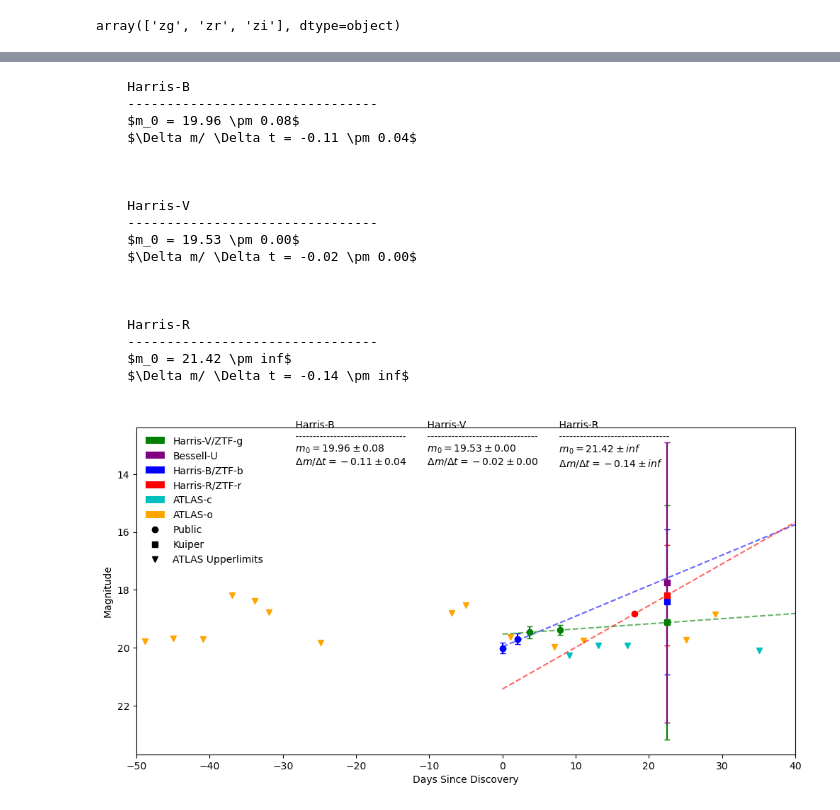
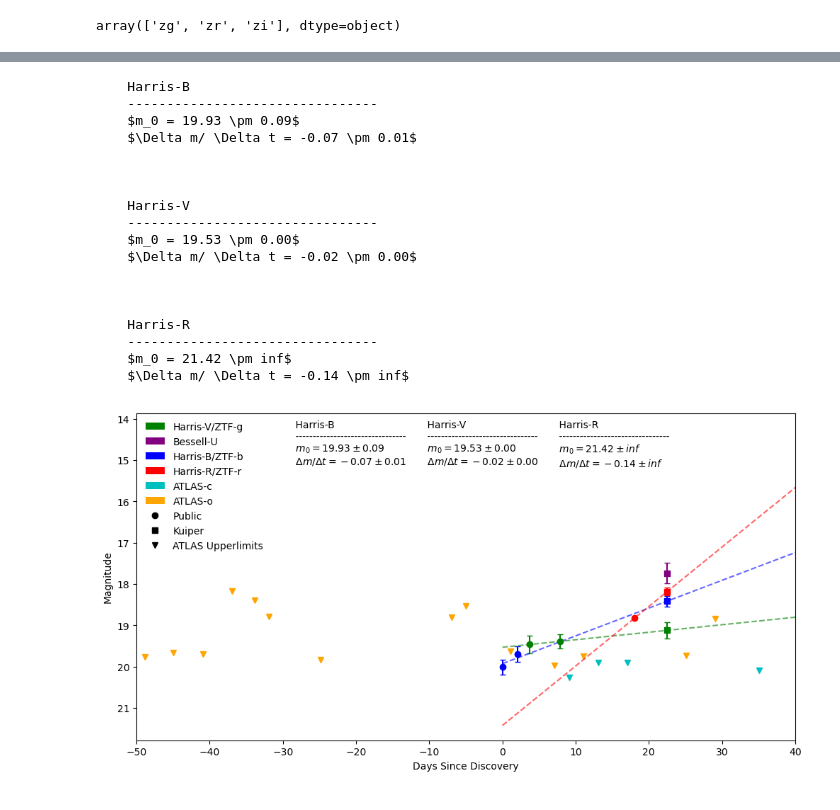
Before and after one commit to noahfranz13/SO-Classes, a Jupyter notebook: ASTR518/project/analysis/analysis.ipynb, the cells around one changed output, grey strips where cells are left out. Saved outputs shown, nothing was run; the diff lists cells and outputs as text; code cells hidden in the pictures.

```diff
--- a/ASTR518/project/analysis/analysis.ipynb
+++ b/ASTR518/project/analysis/analysis.ipynb
@@ -251,7 +251,7 @@ ax.legend(
 def linear_model(days, mag, mag0):
     return mag0 + days*mag
 
-x0, y0 = -30, 11.75
+x0, y0 = -30, 13.75
 for _, row in data.iterrows():
     mags = [row.mag] + list(public_phot[public_phot.color == color_map[row.FILTER]].mag)
     mags_err = [row.mag_err] + list(public_phot[public_phot.color == color_map[row.FILTER]].mag_err)
@@ -272,33 +272,33 @@ for _, row in data.iterrows():
     $\Delta m/ \Delta t = {popt[0]:.2f} \pm {perr[0]:.2f}$
     """
     print(res_txt)
     print()
 
     ax.text(x0, y0, res_txt, verticalalignment="top", horizontalalignment="left")
     x0 += 18
 
 ax.invert_yaxis()
 
 ax.set_xlim(-50, 40)
 
 fig.savefig("lightcurve.png")
 # %% [output]
     Harris-B
     --------------------------------
-    $m_0 = 19.96 \pm 0.08$
-    $\Delta m/ \Delta t = -0.11 \pm 0.04$
+    $m_0 = 19.93 \pm 0.09$
+    $\Delta m/ \Delta t = -0.07 \pm 0.01$
 
 
 
     Harris-V
     --------------------------------
     $m_0 = 19.53 \pm 0.00$
     $\Delta m/ \Delta t = -0.02 \pm 0.00$
 
 
 
     Harris-R
     --------------------------------
     $m_0 = 21.42 \pm inf$
     $\Delta m/ \Delta t = -0.14 \pm inf$
-[figure, old version]
+[figure, new version]
```
Also changed, not shown: parts of 2 cells of this notebook, 16 other files.
